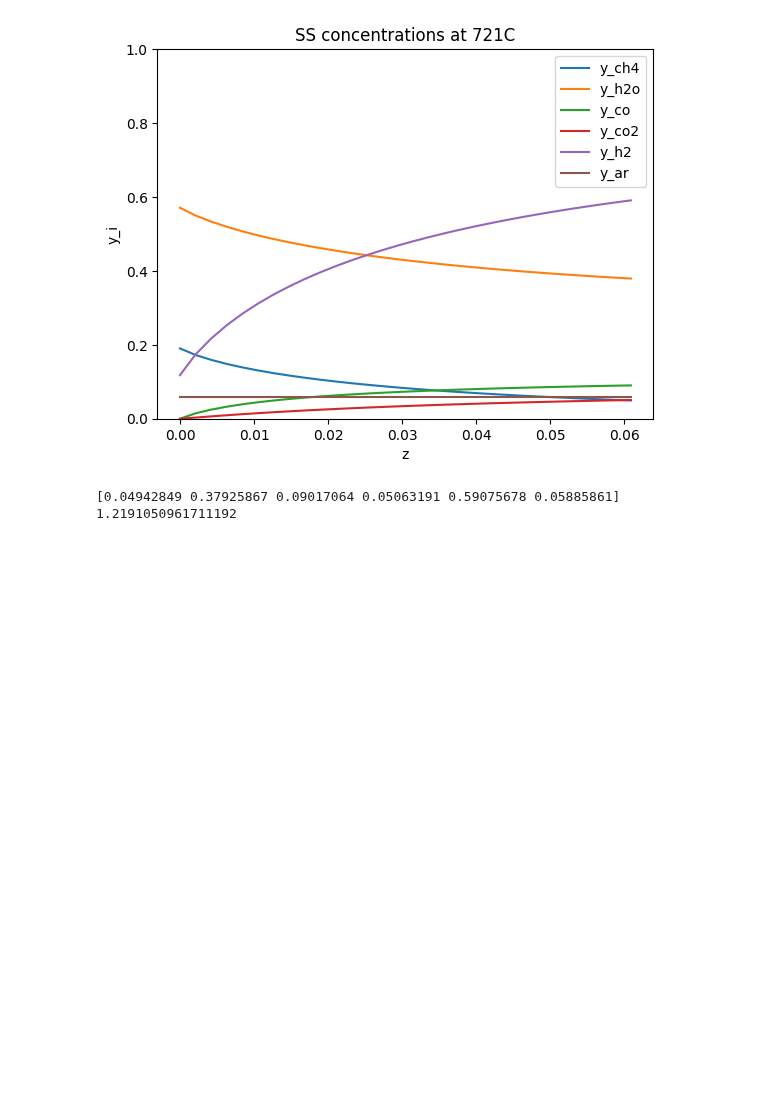
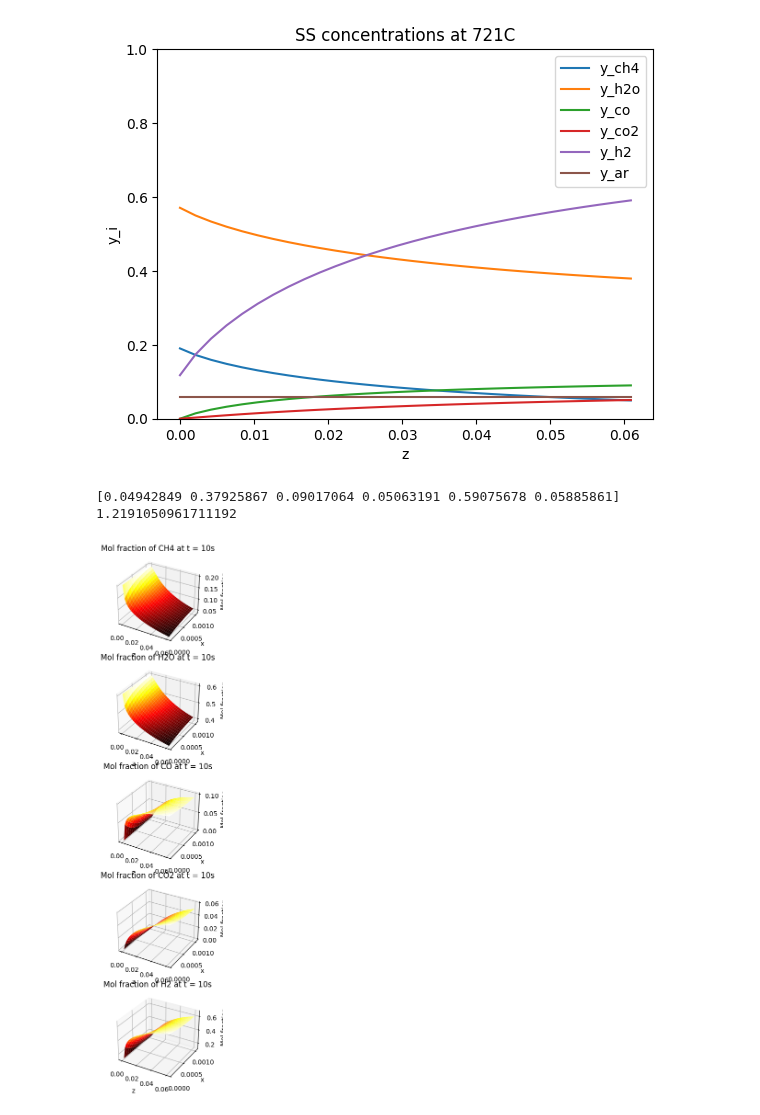
Before and after one commit to alexander-gbu/PMRModel, a Jupyter notebook: Scipy2DSSIsotherm_LATEST.ipynb, the cells around one changed output. Saved outputs shown, nothing was run; the diff lists cells and outputs as text; code cells hidden in the pictures; blank space fills up the shorter version.

Commit message:
attempted 3D plotting

```diff
--- a/Scipy2DSSIsotherm_LATEST.ipynb
+++ b/Scipy2DSSIsotherm_LATEST.ipynb
@@ -114,0 +100,14 @@ plt.show()
+# %%
+num_plts = 5
+fig, ax = plt.subplots(num_plts, 1, figsize=(8, 12))
+levels = np.linspace(0,1,100)
+labels = ['CH4', 'H2O', 'CO', 'CO2', 'H2', 'Ar']
+for i in range(num_plts):
+    ax[i].contourf(z, x[1:-1], sol_plot[i, 1:-1, :], 20, cmap='hot')
+    ax[i].set_title(f'Mol fraction of {labels[i]} at t = {sol.t[-1]:.0f}s')
+    ax[i].set_xlabel('z')
+    ax[i].set_ylabel('x')
+    fig.colorbar(ax[i].contourf(z, x[1:-1], sol_plot[i, 1:-1, :], 20, cmap='hot'), ax=ax[i], label='mol fraction')
+
+plt.tight_layout()
+plt.show()
@@ -135,3 +136,32 @@ print(sum(sol_1d[:,-1]))
 # %% [output]
 [0.04942849 0.37925867 0.09017064 0.05063191 0.59075678 0.05885861]
 1.2191050961711192
+# %%
+#plotting in 3D rough
+from mpl_toolkits.mplot3d import Axes3D  # for 3D plotting
+
+num_plts = 5
+fig = plt.figure(figsize=(10, 12))
+
+labels = ['CH4', 'H2O', 'CO', 'CO2', 'H2', 'Ar']
+
+# Create 3D axes for each plot
+for i in range(num_plts):
+    ax = fig.add_subplot(num_plts, 1, i + 1, projection='3d')
+
+    # Create meshgrid for plotting
+    Z, X = np.meshgrid(z, x[1:-1])  # Assuming z and x are 1D arrays
+
+    # Plot 3D surface
+    ax.plot_surface(Z, X, sol_plot[i, 1:-1, :], cmap='hot', edgecolor='none')
+
+    # Set titles and labels
+    ax.set_title(f'Mol fraction of {labels[i]} at t = {sol.t[-1]:.0f}s')
+    ax.set_xlabel('z')
+    ax.set_ylabel('x')
+    ax.set_zlabel('Mol fraction')
+
+plt.tight_layout()
+plt.show()
+# %% [output]
+[figure, added]
```
Also changed, not shown: parts of 2 cells of this notebook.
